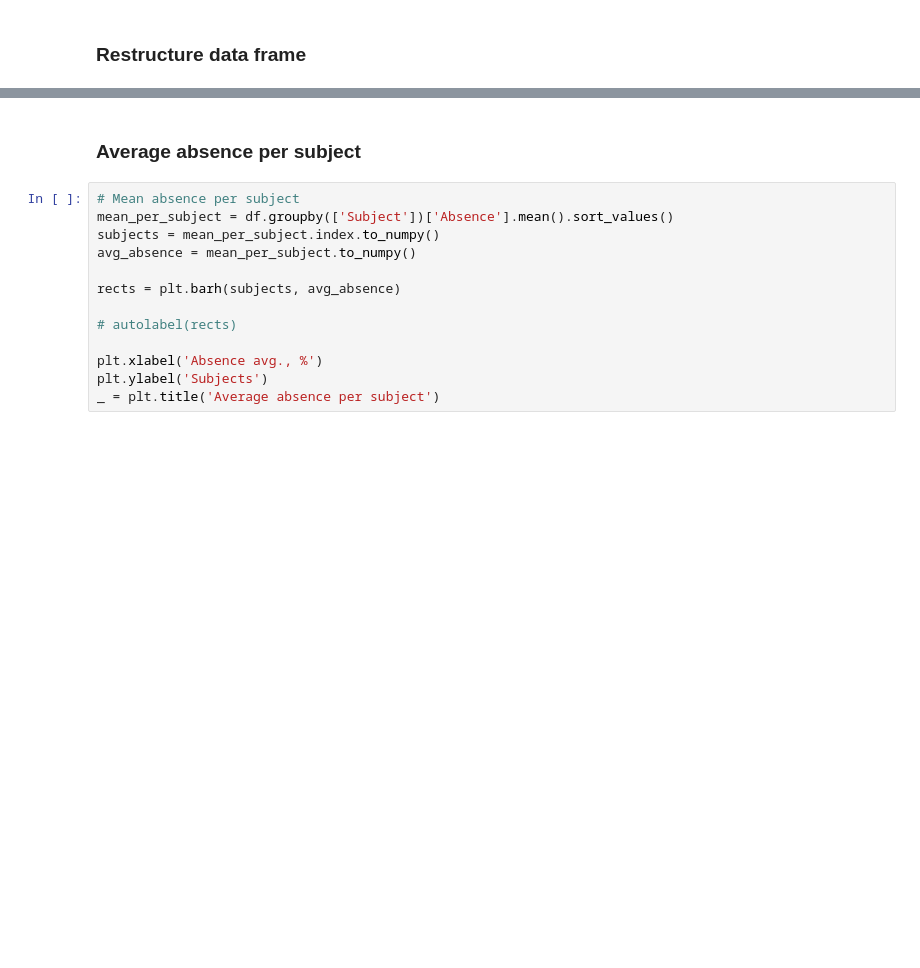
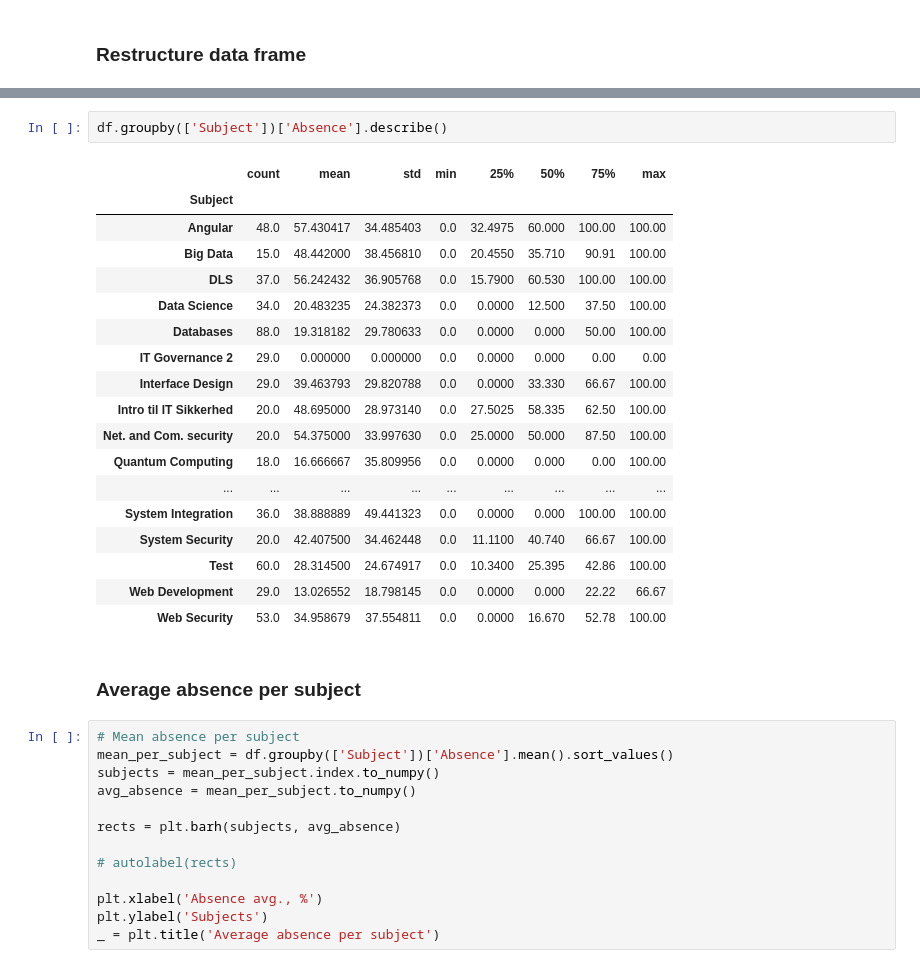
Before and after one commit to Krismix1/data-science-week38, a Jupyter notebook: jupyter-notebook/main.ipynb, the cells around one changed output, grey strips where cells are left out. Drawn from its saved outputs; the diff is of its cells as text; blank space fills up the shorter version.

```diff
--- a/jupyter-notebook/main.ipynb
+++ b/jupyter-notebook/main.ipynb
@@ -63,3 +106,24 @@ df['Absence'] = df['Absence'].map(percentage_remap) # Cast percentage column to
+# %%
+df.groupby(['Subject'])['Absence'].describe()
+# %% [output]
+|  | count | mean | std | min | 25% | 50% | 75% | max |
+| Subject |  |  |  |  |  |  |  |  |
+| Angular | 48.0 | 57.430417 | 34.485403 | 0.0 | 32.4975 | 60.000 | 100.00 | 100.00 |
+| Big Data | 15.0 | 48.442000 | 38.456810 | 0.0 | 20.4550 | 35.710 | 90.91 | 100.00 |
+| DLS | 37.0 | 56.242432 | 36.905768 | 0.0 | 15.7900 | 60.530 | 100.00 | 100.00 |
+| Data Science | 34.0 | 20.483235 | 24.382373 | 0.0 | 0.0000 | 12.500 | 37.50 | 100.00 |
+| Databases | 88.0 | 19.318182 | 29.780633 | 0.0 | 0.0000 | 0.000 | 50.00 | 100.00 |
+| IT Governance 2 | 29.0 | 0.000000 | 0.000000 | 0.0 | 0.0000 | 0.000 | 0.00 | 0.00 |
+| Interface Design | 29.0 | 39.463793 | 29.820788 | 0.0 | 0.0000 | 33.330 | 66.67 | 100.00 |
+| Intro til IT Sikkerhed | 20.0 | 48.695000 | 28.973140 | 0.0 | 27.5025 | 58.335 | 62.50 | 100.00 |
+| Net. and Com. security | 20.0 | 54.375000 | 33.997630 | 0.0 | 25.0000 | 50.000 | 87.50 | 100.00 |
+| Quantum Computing | 18.0 | 16.666667 | 35.809956 | 0.0 | 0.0000 | 0.000 | 0.00 | 100.00 |
+| ... | ... | ... | ... | ... | ... | ... | ... | ... |
+| System Integration | 36.0 | 38.888889 | 49.441323 | 0.0 | 0.0000 | 0.000 | 100.00 | 100.00 |
+| System Security | 20.0 | 42.407500 | 34.462448 | 0.0 | 11.1100 | 40.740 | 66.67 | 100.00 |
+| Test | 60.0 | 28.314500 | 24.674917 | 0.0 | 10.3400 | 25.395 | 42.86 | 100.00 |
+| Web Development | 29.0 | 13.026552 | 18.798145 | 0.0 | 0.0000 | 0.000 | 22.22 | 66.67 |
+| Web Security | 53.0 | 34.958679 | 37.554811 | 0.0 | 0.0000 | 16.670 | 52.78 | 100.00 |
 # %% [markdown]
 ### Average absence per subject
 # %%
```
Also changed, not shown: parts of 3 cells of this notebook.
